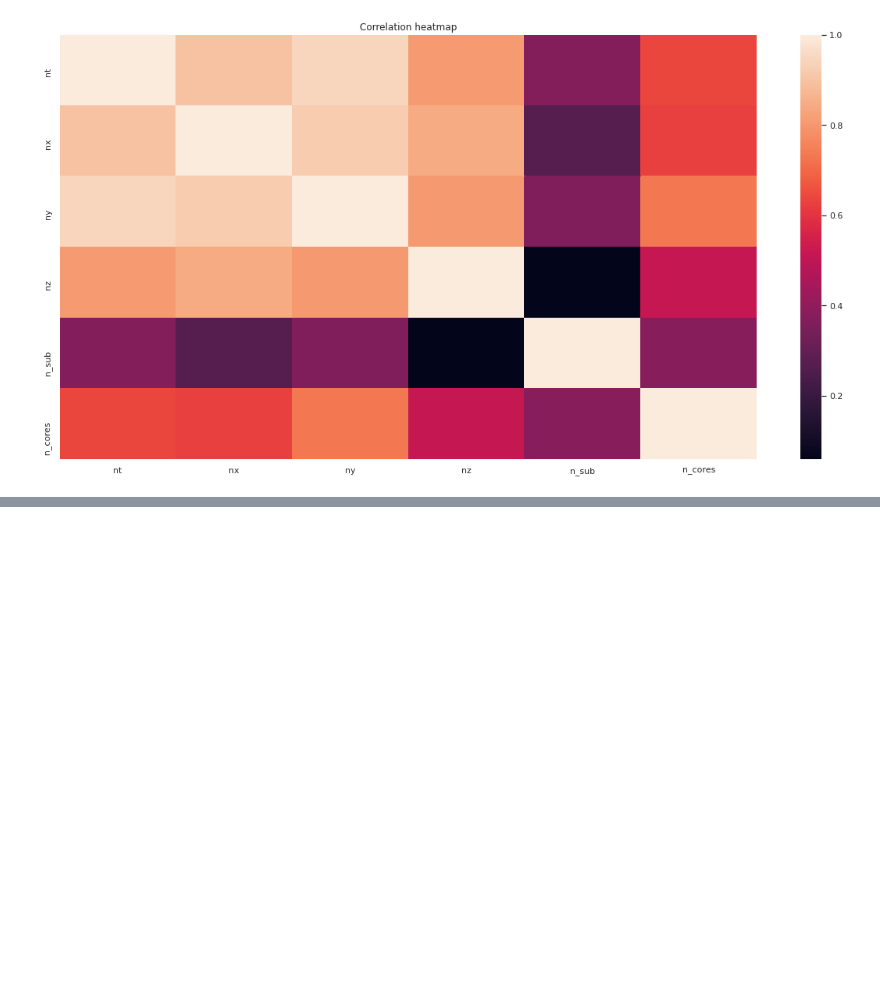
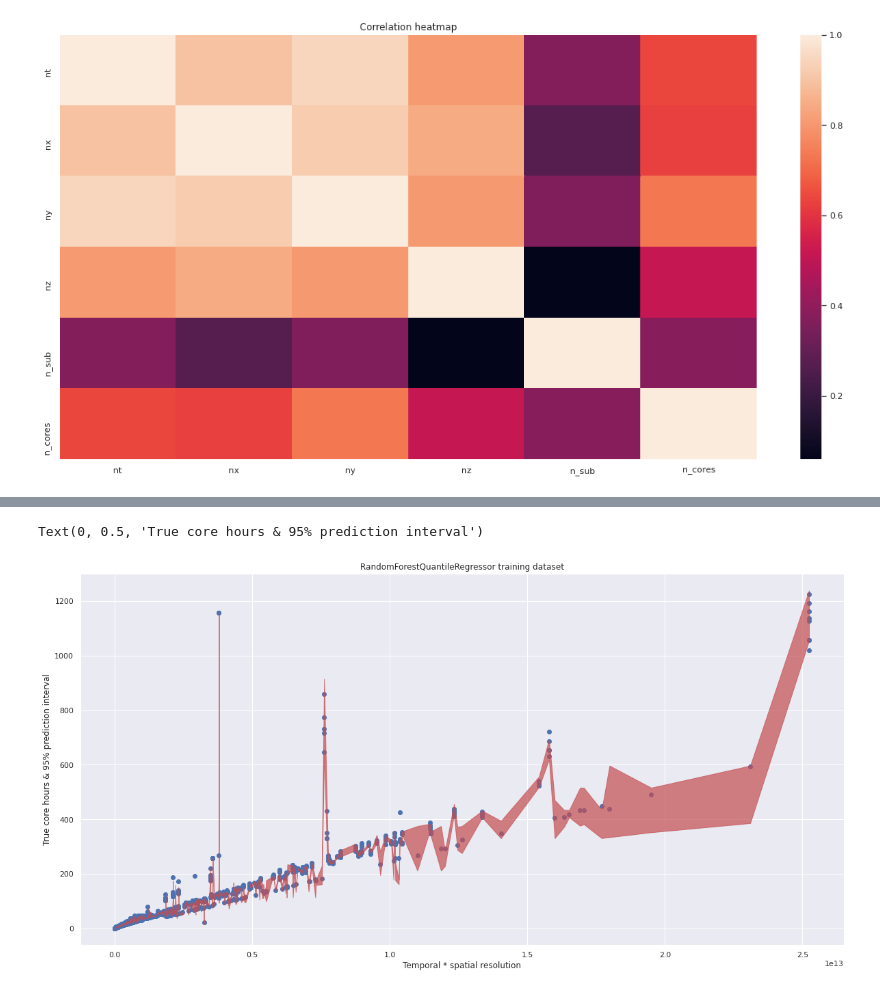
Before and after one commit to neon-ninja/nzrse_hackathon_2020, a Jupyter notebook: train.ipynb, the cells around one changed output, grey strips where cells are left out. Saved outputs shown, nothing was run; the diff lists cells and outputs as text; code cells hidden in the pictures; blank space fills up the shorter version.

```diff
--- a/train.ipynb
+++ b/train.ipynb
@@ -97 +89,15 @@ cbar.set_label("# cores")
+# %%
+x = np.array(xtest.nt * xtest.ny * xtest.nz * xtest.nx)
+i = x.argsort()
+lower = model.predict(xtest, quantile=5)
+upper = model.predict(xtest, quantile=95)
+# %%
+plt.scatter(x, ytest, c='b')
+plt.fill_between(x[i], lower[i], upper[i], alpha=.7, color="r")
+plt.title("RandomForestQuantileRegressor training dataset")
+plt.xlabel("Temporal * spatial resolution")
+plt.ylabel("True core hours & 95% prediction interval")
+# %% [output]
+Text(0, 0.5, 'True core hours & 95% prediction interval')
+[figure, added]
 # %%
```
Also changed, not shown: parts of 8 cells of this notebook, 3 other files.
